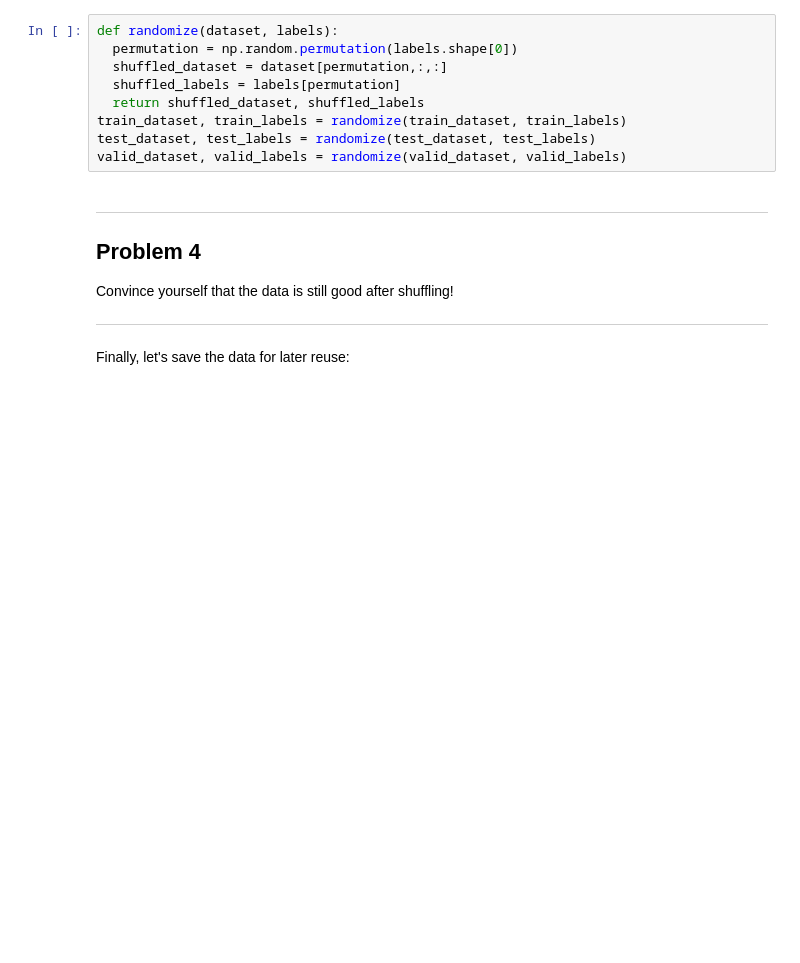
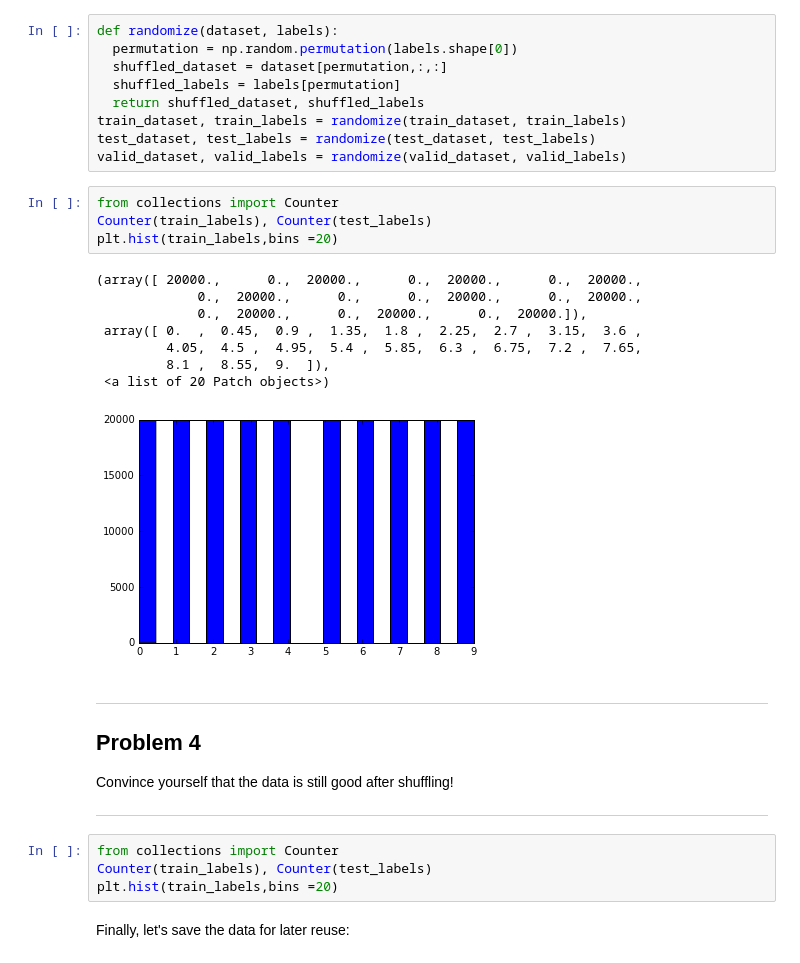
Before and after one commit to triandicAnt/Tensorflow, a Jupyter notebook: 1_notmnist.ipynb, the cells around one changed output. Cells and saved outputs as stored; diff of their text form; blank space fills up the shorter version.

```diff
--- a/1_notmnist.ipynb
+++ b/1_notmnist.ipynb
@@ -324,6 +337,19 @@ def randomize(dataset, labels):
 train_dataset, train_labels = randomize(train_dataset, train_labels)
 test_dataset, test_labels = randomize(test_dataset, test_labels)
 valid_dataset, valid_labels = randomize(valid_dataset, valid_labels)
+# %%
+from collections import Counter
+Counter(train_labels), Counter(test_labels)
+plt.hist(train_labels,bins =20)
+# %% [output]
+(array([ 20000.,      0.,  20000.,      0.,  20000.,      0.,  20000.,
+             0.,  20000.,      0.,      0.,  20000.,      0.,  20000.,
+             0.,  20000.,      0.,  20000.,      0.,  20000.]),
+ array([ 0.  ,  0.45,  0.9 ,  1.35,  1.8 ,  2.25,  2.7 ,  3.15,  3.6 ,
+         4.05,  4.5 ,  4.95,  5.4 ,  5.85,  6.3 ,  6.75,  7.2 ,  7.65,
+         8.1 ,  8.55,  9.  ]),
+ <a list of 20 Patch objects>)
+[figure, added]
 # %% [markdown]
 ---
 Problem 4
@@ -331,6 +357,10 @@ Problem 4
 Convince yourself that the data is still good after shuffling!
 
 ---
+# %%
+from collections import Counter
+Counter(train_labels), Counter(test_labels)
+plt.hist(train_labels,bins =20)
 # %% [markdown]
 Finally, let's save the data for later reuse:
 # %%
```
Also changed, not shown: parts of 1 cell of this notebook.
